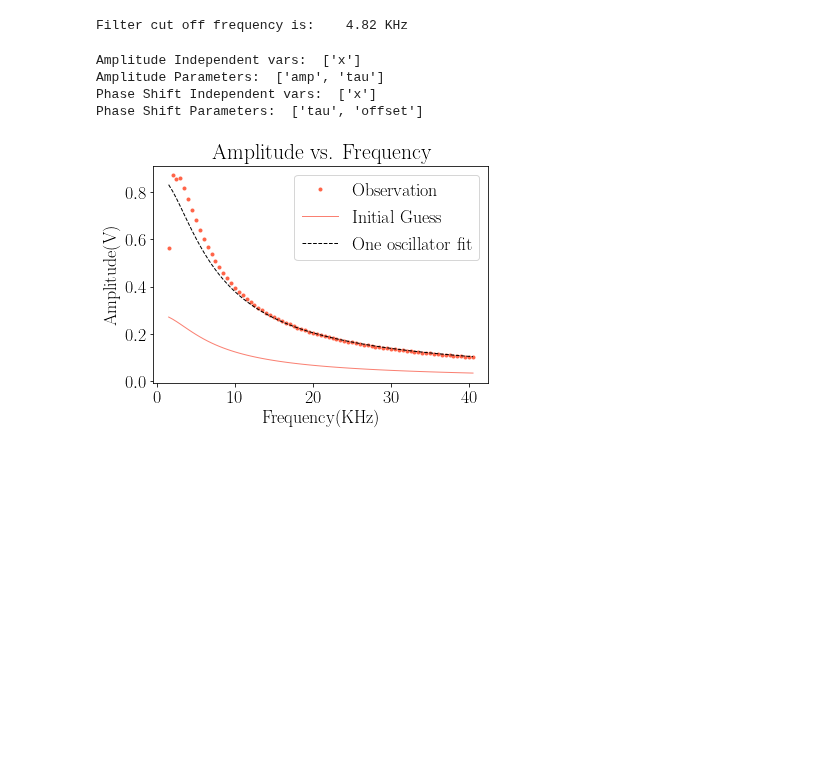
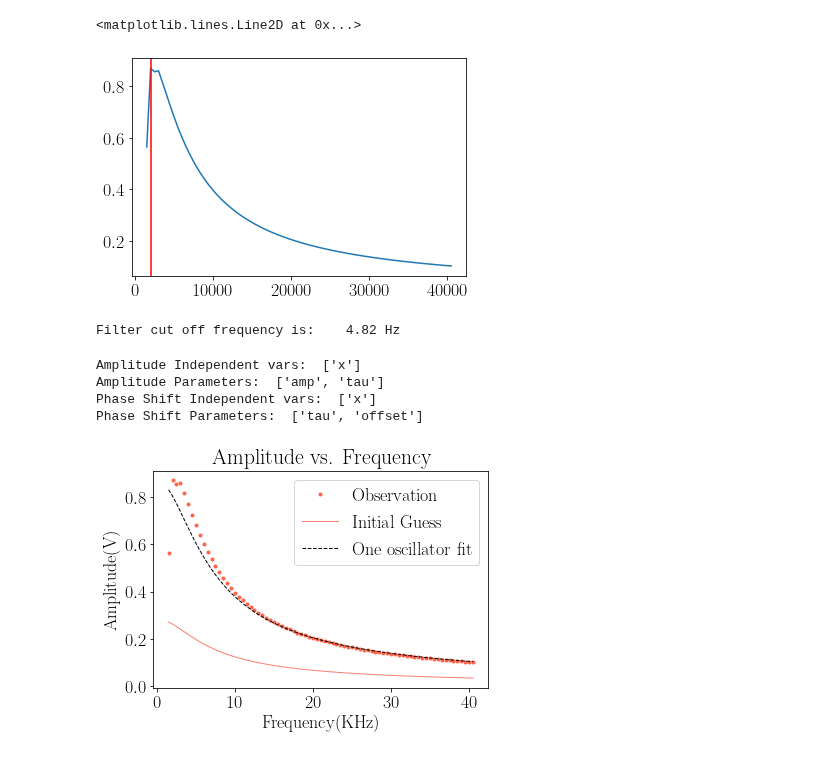
Before and after one commit to aaronkebede/PHY220, a Jupyter notebook: project-one/v2/Fitting Function.ipynb, the cells around one changed output. Drawn from its saved outputs; the diff is of its cells as text; code cells hidden in the pictures; blank space fills up the shorter version.

```diff
--- a/project-one/v2/Fitting Function.ipynb
+++ b/project-one/v2/Fitting Function.ipynb
@@ -37,6 +37,13 @@ lfa_frequency  = LFA[:,2]
 lfa_amplitude  = LFA[:,1]
 lfp_frequency  = LFP[:,2]
 lfp_phaseshift = LFP[:,1]
+f_test = LFA[:,0]
+# %%
+plt.plot(f_test,lfa_amplitude)
+plt.axvline(x=2000,c='r')
+# %% [output]
+<matplotlib.lines.Line2D at 0x...>
+[figure, added]
 # %%
 # Define functions
 
@@ -59,9 +66,9 @@ tau = R*C # We calculate the time constant since we need it all over our plots
 f = np.linspace(10,10000,1000)
 vout_c = Filter(f,R,C)
 F_cut = 1./(2.*np.pi*tau)
-print("Filter cut off frequency is: {:7.2f} KHz".format(F_cut))
+print("Filter cut off frequency is: {:7.2f} Hz".format(F_cut))
 # %% [output]
-Filter cut off frequency is:    4.82 KHz
+Filter cut off frequency is:    4.82 Hz
 # %%
 def graph(formula, x_range):
     x = np.array(x_range)
```
Also changed, not shown: 4 other files.
